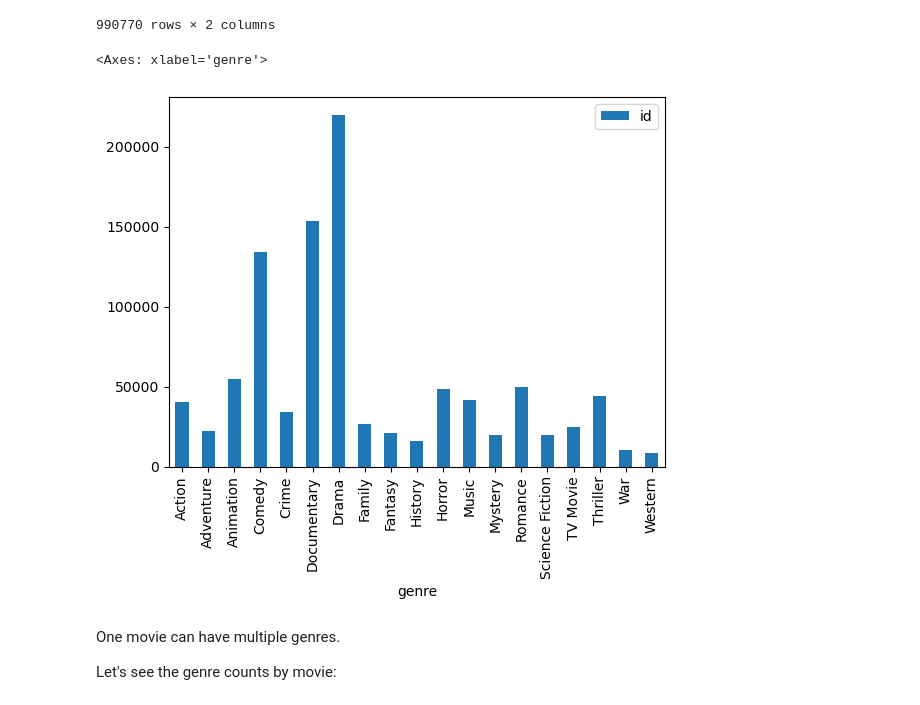
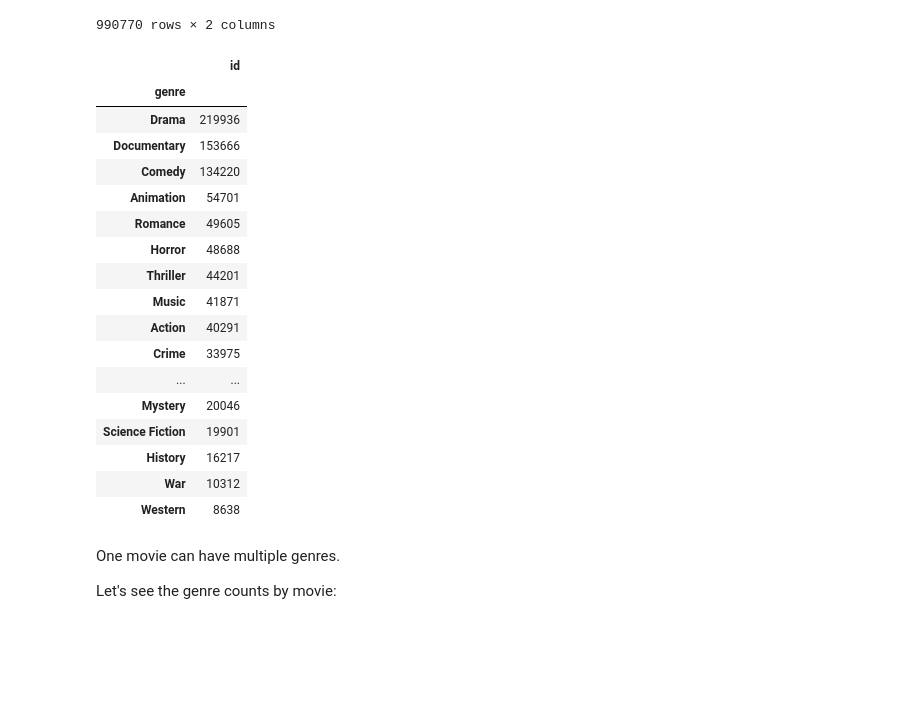
Before and after one commit to BorisLeung/STAT4012, a Jupyter notebook: eda.ipynb, the cells around one changed output. Cells and saved outputs as stored; diff of their text form; code cells hidden in the pictures; blank space fills up the shorter version.

```diff
--- a/eda.ipynb
+++ b/eda.ipynb
@@ -67,12 +70,33 @@ genres
 | 990768 | 1896391 | Music |
 | 990769 | 1896393 | TV Movie |
 990770 rows × 2 columns
-# %%
-# seems like we need a bit of balancing here
-genres.groupby("genre").count().plot(kind="bar")
-# %% [output]
-<Axes: xlabel='genre'>
-[figure, removed]
+# %%
+# seems like we need a bit of balancing here
+# f, ax = plt.subplots(1, 1, figsize=(100, 10))
+# genres.groupby(GENRE).count().sort_values(by=ID, ascending=False).plot(
+#     kind="pie", y=ID, ax=ax, legend=False, ylabel="", title="Movie Genre Distribution"
+# )
+# plt.show()
+genres.groupby(GENRE).count().sort_values(by=ID, ascending=False)
+# %% [output]
+|  | id |
+| genre |  |
+| Drama | 219936 |
+| Documentary | 153666 |
+| Comedy | 134220 |
+| Animation | 54701 |
+| Romance | 49605 |
+| Horror | 48688 |
+| Thriller | 44201 |
+| Music | 41871 |
+| Action | 40291 |
+| Crime | 33975 |
+| ... | ... |
+| Mystery | 20046 |
+| Science Fiction | 19901 |
+| History | 16217 |
+| War | 10312 |
+| Western | 8638 |
 # %% [markdown]
 One movie can have multiple genres.
 
```
Also changed, not shown: parts of 6 cells of this notebook, 3 other files.
